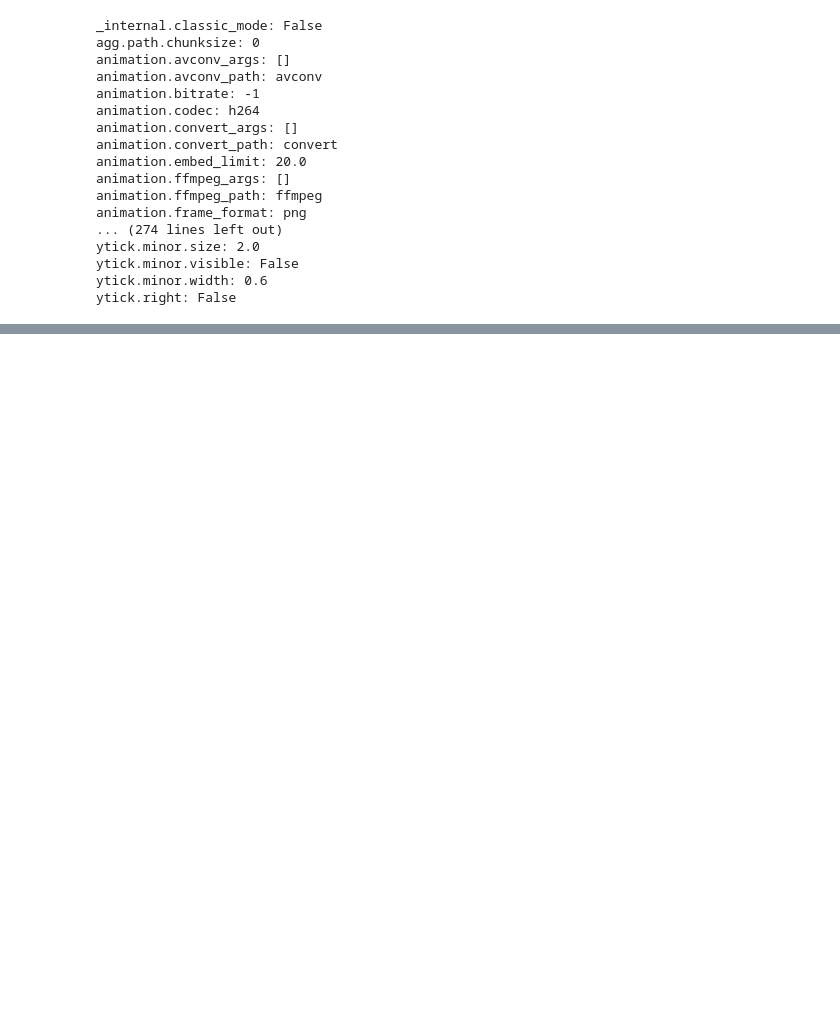
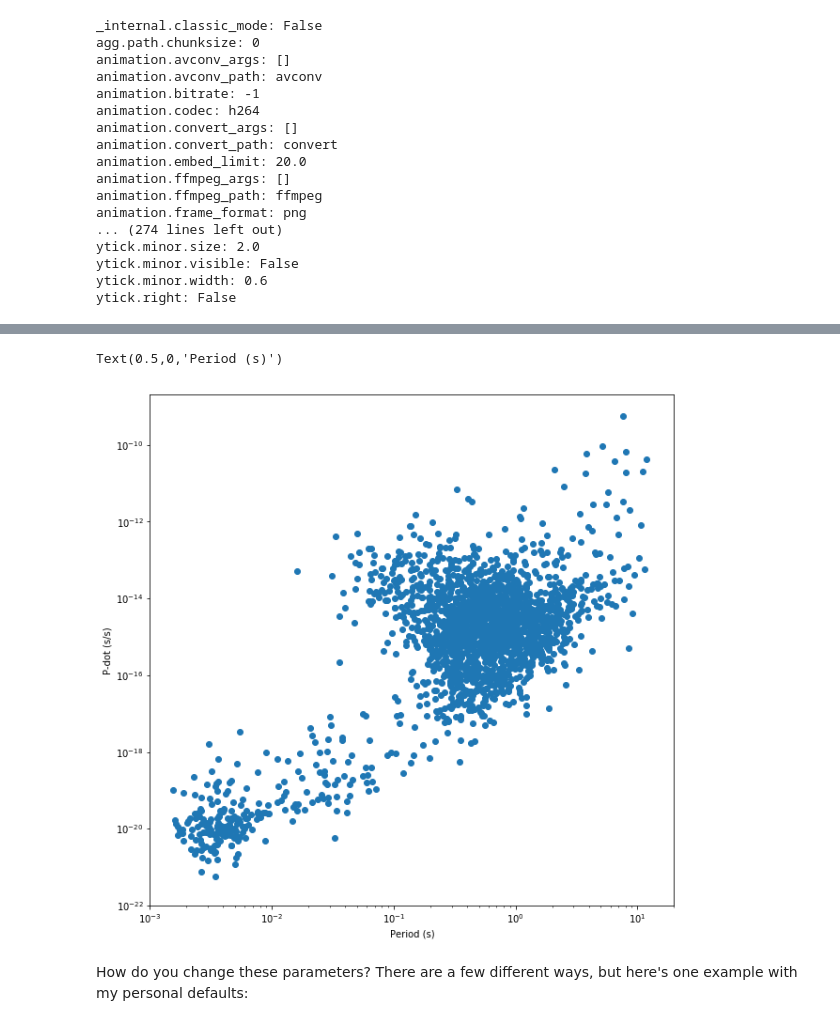
Before and after one commit to swincas/cookies-n-code, a Jupyter notebook: tutorials/python-vis_all/Dos-n-Donts_Py-Vis.ipynb, the cells around one changed output, grey strips where cells are left out. Drawn from its saved outputs; the diff is of its cells as text; code cells hidden in the pictures; blank space fills up the shorter version.

Commit message:
Updated notebook with colormap example and links

```diff
--- a/tutorials/python-vis_all/Dos-n-Donts_Py-Vis.ipynb
+++ b/tutorials/python-vis_all/Dos-n-Donts_Py-Vis.ipynb
@@ -38,3 +37,7 @@ plt.rc('font',**{'family': 'serif','serif': ['Times']})
 import numpy as np
 import astropy
 import psrqpy
+# %%
+c = psrqpy.QueryATNF(params=['p0','p1','dm','s1400','pb','minmass'])
+t = c.table()
+print(t['P0'])
@@ -40,0 +62,14 @@ import psrqpy
+# %%
+plt.figure(figsize=(10,10))
+plt.scatter(t['P0'],t['P1'])
+plt.yscale('log')
+plt.xscale('log')
+plt.ylim(1e-22,2e-9)
+plt.xlim(1e-3,2e1)
+plt.ylabel('P-dot (s/s)')
+plt.xlabel('Period (s)')
+# %% [output]
+Text(0.5,0,'Period (s)')
+[figure, added]
+# %% [markdown]
+How do you change these parameters? There are a few different ways, but here's one example with my personal defaults:
```
Also changed, not shown: parts of 8 cells of this notebook.
